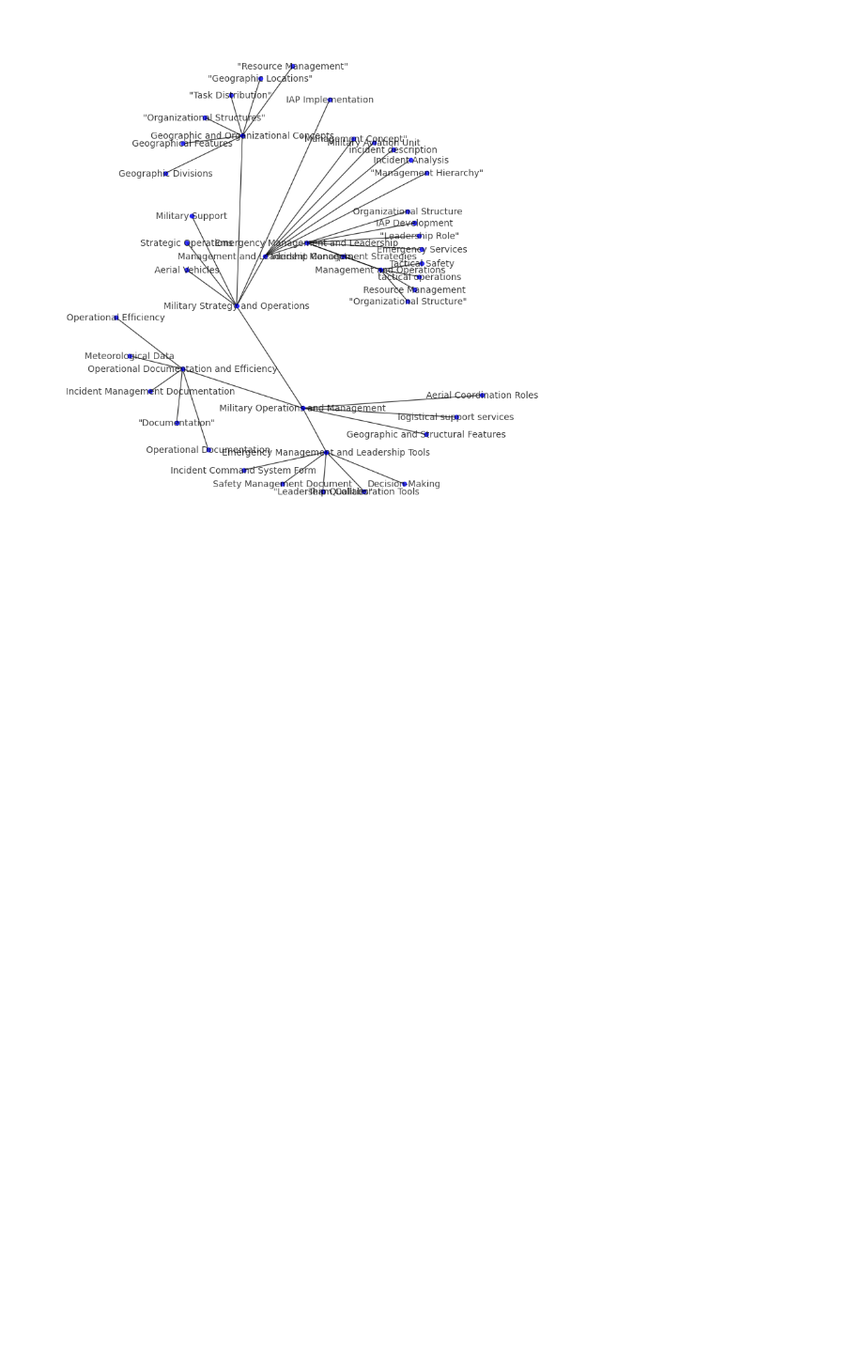
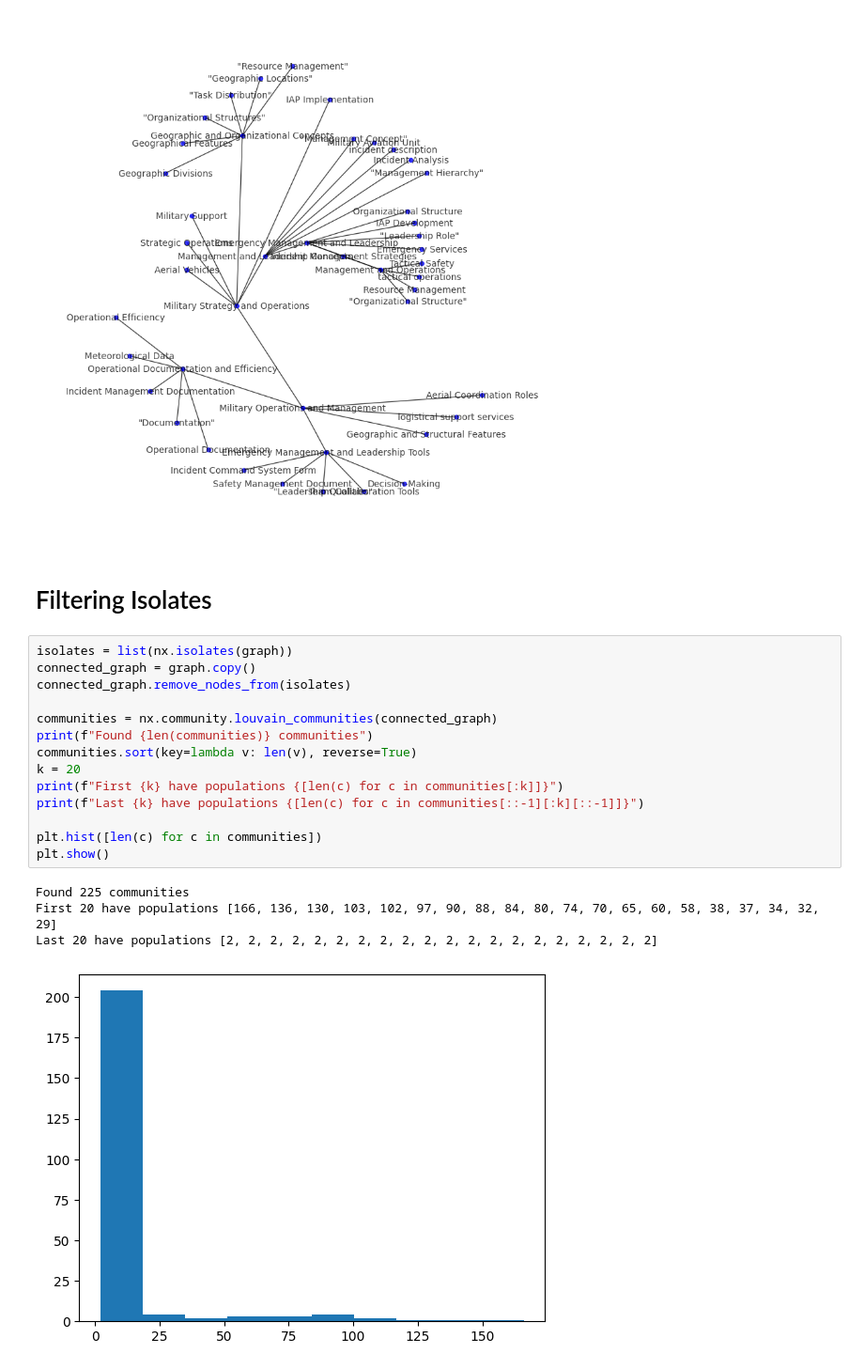
Before and after one commit to Saskapult/graph-rag-testing, a Jupyter notebook: communities_demo.ipynb, the cells around one changed output. Shown at 94% size. Saved outputs shown, nothing was run; the diff lists cells and outputs as text; blank space fills up the shorter version.

Commit message:
filtering isolates

```diff
--- a/communities_demo.ipynb
+++ b/communities_demo.ipynb
@@ -238,3 +243,24 @@ draw_circle_graph_thing(g)
 # Interesting that it now interprets this cluster as being militaristic
 # %% [output]
 [figure]
+# %% [markdown]
+# Filtering Isolates
+# %%
+isolates = list(nx.isolates(graph))
+connected_graph = graph.copy()
+connected_graph.remove_nodes_from(isolates)
+
+communities = nx.community.louvain_communities(connected_graph)
+print(f"Found {len(communities)} communities")
+communities.sort(key=lambda v: len(v), reverse=True)
+k = 20
+print(f"First {k} have populations {[len(c) for c in communities[:k]]}")
+print(f"Last {k} have populations {[len(c) for c in communities[::-1][:k][::-1]]}")
+
+plt.hist([len(c) for c in communities])
+plt.show()
+# %% [output]
+Found 225 communities
+First 20 have populations [166, 136, 130, 103, 102, 97, 90, 88, 84, 80, 74, 70, 65, 60, 58, 38, 37, 34, 32, 29]
+Last 20 have populations [2, 2, 2, 2, 2, 2, 2, 2, 2, 2, 2, 2, 2, 2, 2, 2, 2, 2, 2, 2]
+[figure, added]
```
Also changed, not shown: parts of 4 cells of this notebook.
